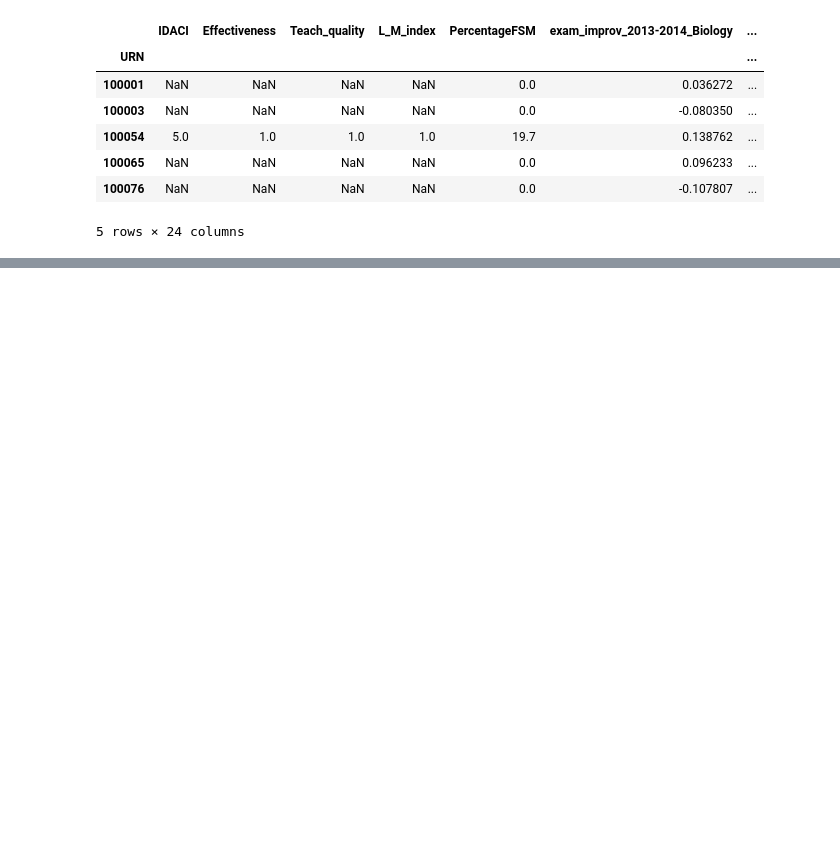
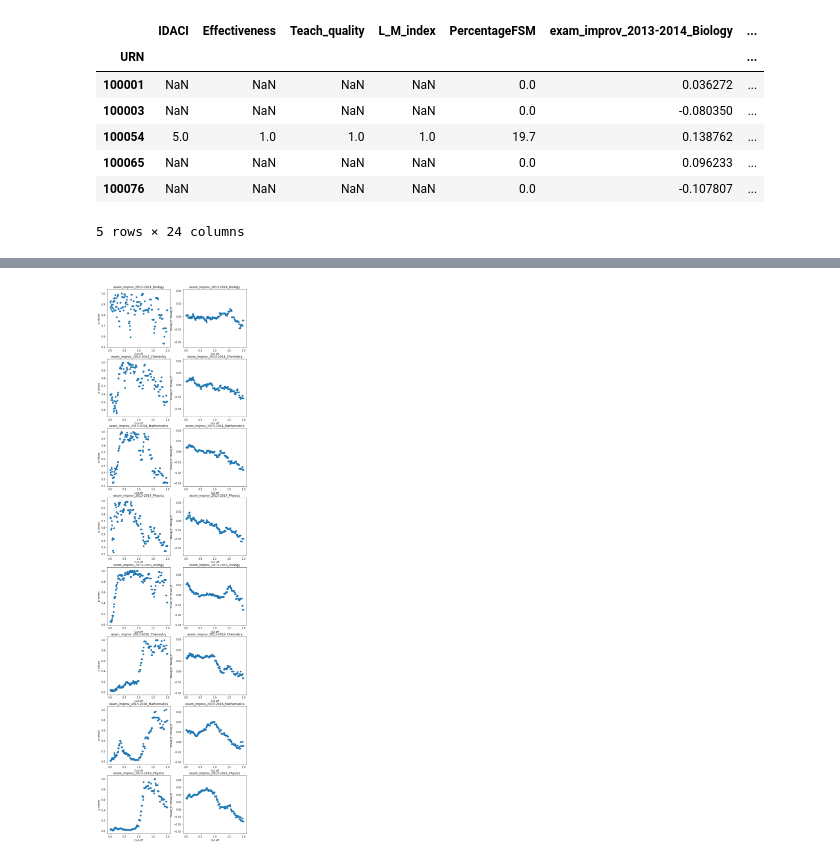
Before and after one commit to KeepFloyding/IP-research, a Jupyter notebook: additional_analysis/Testing new indicators.ipynb, the cells around one changed output, grey strips where cells are left out. Saved outputs shown, nothing was run; the diff lists cells and outputs as text; code cells hidden in the pictures; blank space fills up the shorter version.

```diff
--- a/additional_analysis/Testing new indicators.ipynb
+++ b/additional_analysis/Testing new indicators.ipynb
@@ -214,27 +237,29 @@ df_score.head(5)
 # %%
 
 x_range = np.unique(df_score['Key'])
-y_range = ['p values','Group_2 - Group_1']
+y_range = ['p values','Group_2 - Group_0']
 
 n_rows = len(x_range)
 n_cols = len(y_range)
 plt.subplots(n_rows,n_cols, figsize=(10,40))
 
 
 count = 1
 for item_x in x_range:
 
     df_test = df_score[df_score['Key'] == item_x]
     for item_y in y_range:
 
         plt.subplot(n_rows,n_cols,count)
         plt.scatter(df_test['Cut off'],df_test[item_y])
         #plt.plot(df_test['Cut off'], np.ones(len(df_test['Cut off']))*0.05)
         plt.xlabel('Cut off')
         plt.ylabel(item_y)
         plt.title(item_x)
 
         count += 1
+# %% [output]
+[figure, added]
 # %%
 # Looks good, do a sensitivity test to check what value of the cut-off needs investigating
 bins = [-0.1, 0, 1, 1000]
```
Also changed, not shown: parts of 9 cells of this notebook.
